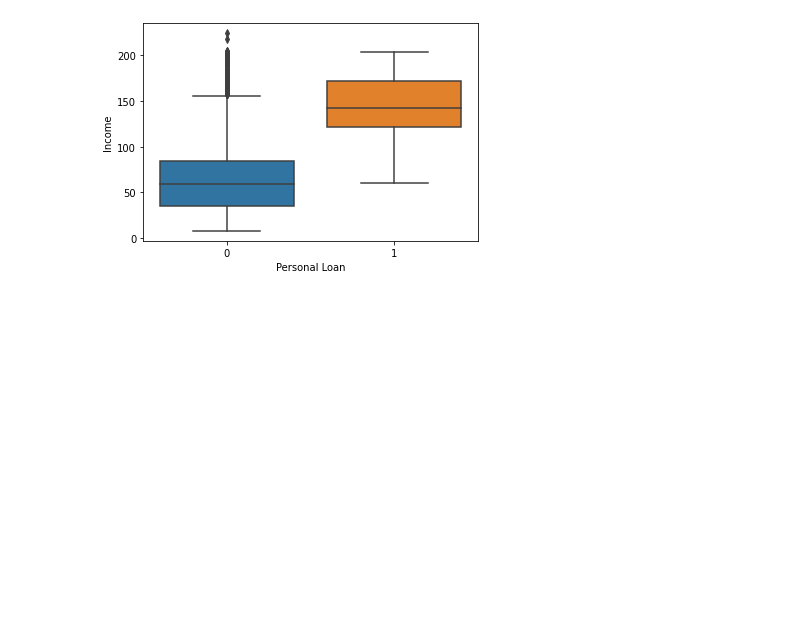
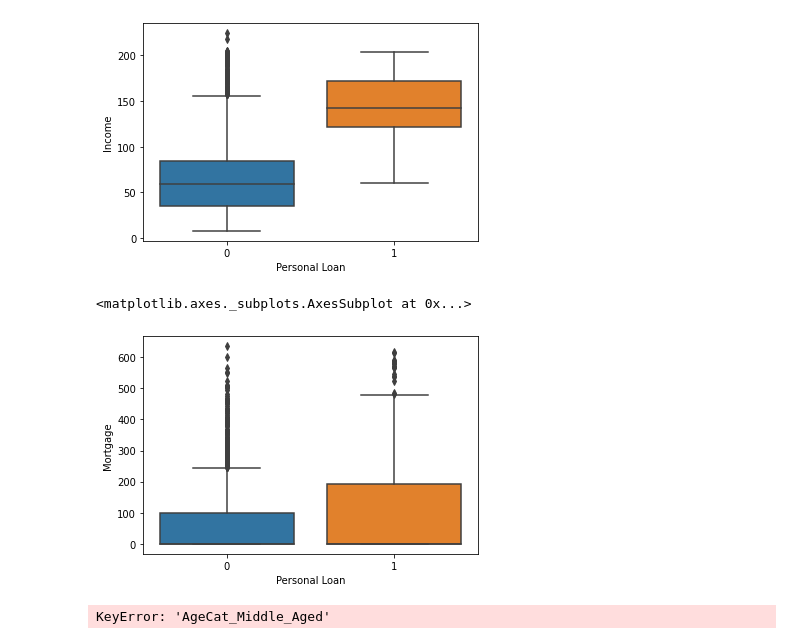
Before and after one commit to qthanglee/UTA, a Jupyter notebook: projects/therabank/main.ipynb, the cells around one changed output. Saved outputs shown, nothing was run; the diff lists cells and outputs as text; code cells hidden in the pictures; blank space fills up the shorter version.

```diff
--- a/projects/therabank/main.ipynb
+++ b/projects/therabank/main.ipynb
@@ -239,25 +239,34 @@ def get_age_group(age):
 # %%
 def get_income_group(income):
     if income < 45:
-        return "Low Income"
+        return "Low_Income"
     elif income > 46 and income < 139:
-        return "Med Income"
+        return "Med_Income"
     elif income > 140 and income < 149:
-        return "Upper Med Income"
+        return "Upper_Med_Income"
     else:
-        return "High Income"
+        return "High_Income"
 # %%
 def get_experience_group(exp):
     if exp < 10:
-        return "Low Exp"
+        return "Low_Exp"
     elif exp > 10 and exp <=15:
-        return "Med Exp"
+        return "Med_Exp"
     else:
-        return "High Exp"
+        return "High_Exp"
+# %%
+def get_cc_avg_group(cc_avg):
+    if cc_avg <=3 :
+        return "Low_CCAvg"
+    elif cc_avg >=4 and cc_avg <= 6:
+        return "Med_CCAvg"
+    else:
+        return "High_CCAvg"
 # %%
 pdata['AgeCat'] = pdata['Age'].apply(get_age_group)
 pdata['IncomeCat'] = pdata['Income'].apply(get_income_group)
 pdata['ExpCat'] = pdata['Experience'].apply(get_experience_group)
+pdata['CCAvgCat'] = pdata['CCAvg'].apply(get_cc_avg_group)
 pdata.head()
 # %% [output]
 |  | ID | Age | Experience | Income | ZIP Code | Family | CCAvg | Education | Mortgage | Personal Loan | ... |
@@ -312,3 +325,18 @@ sns.boxplot(x='Personal Loan', y='Income', data=pdata_clean)
 # %% [output]
 <matplotlib.axes._subplots.AxesSubplot at 0x...>
 [figure]
+# %%
+sns.boxplot(x='Personal Loan', y='Mortgage', data=pdata_clean)
+# %% [output]
+<matplotlib.axes._subplots.AxesSubplot at 0x...>
+[figure, added]
+# %%
+# EDA. Number of people with zero credit card spending per month
+total_young_adult_people = len(pdata.loc[pdata['AgeCat_Young_Adult'] == 1])
+total_mid_aged_people = len(pdata.loc[pdata['AgeCat_Middle_Aged'] == 1])
+total_older_adult_people = len(pdata.loc[pdata['AgeCat_Older_Adult'] == 1])
+print(f'Total number of young people (<35) : {total_young_adult_people}')
+print(f'Total number of mid-aged people (35-55): {total_mid_aged_people}')
+print(f'Total number of old people (>55) : {total_older_adult_people}')
+# %% [output]
+KeyError: 'AgeCat_Middle_Aged'
```
Also changed, not shown: parts of 6 cells of this notebook.
